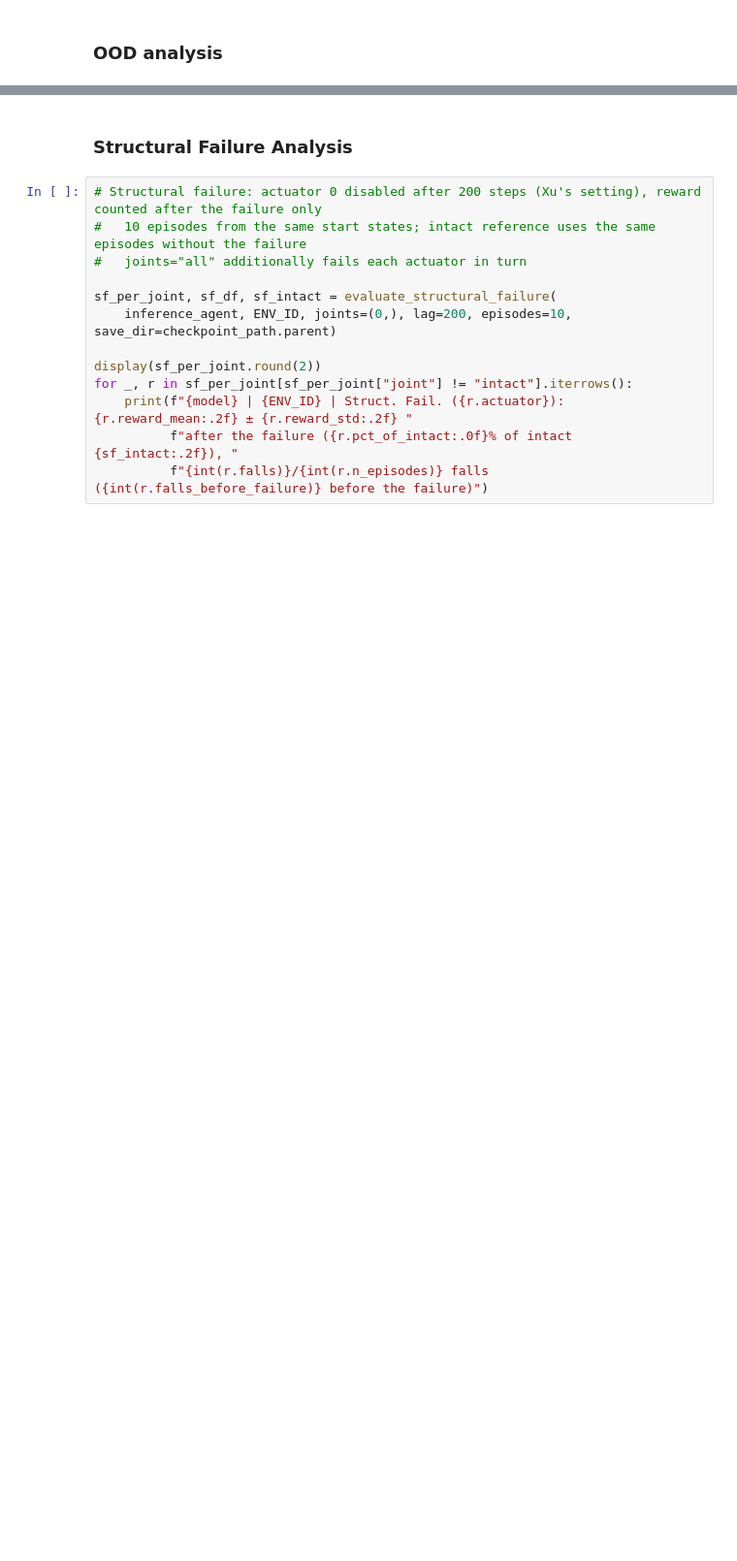
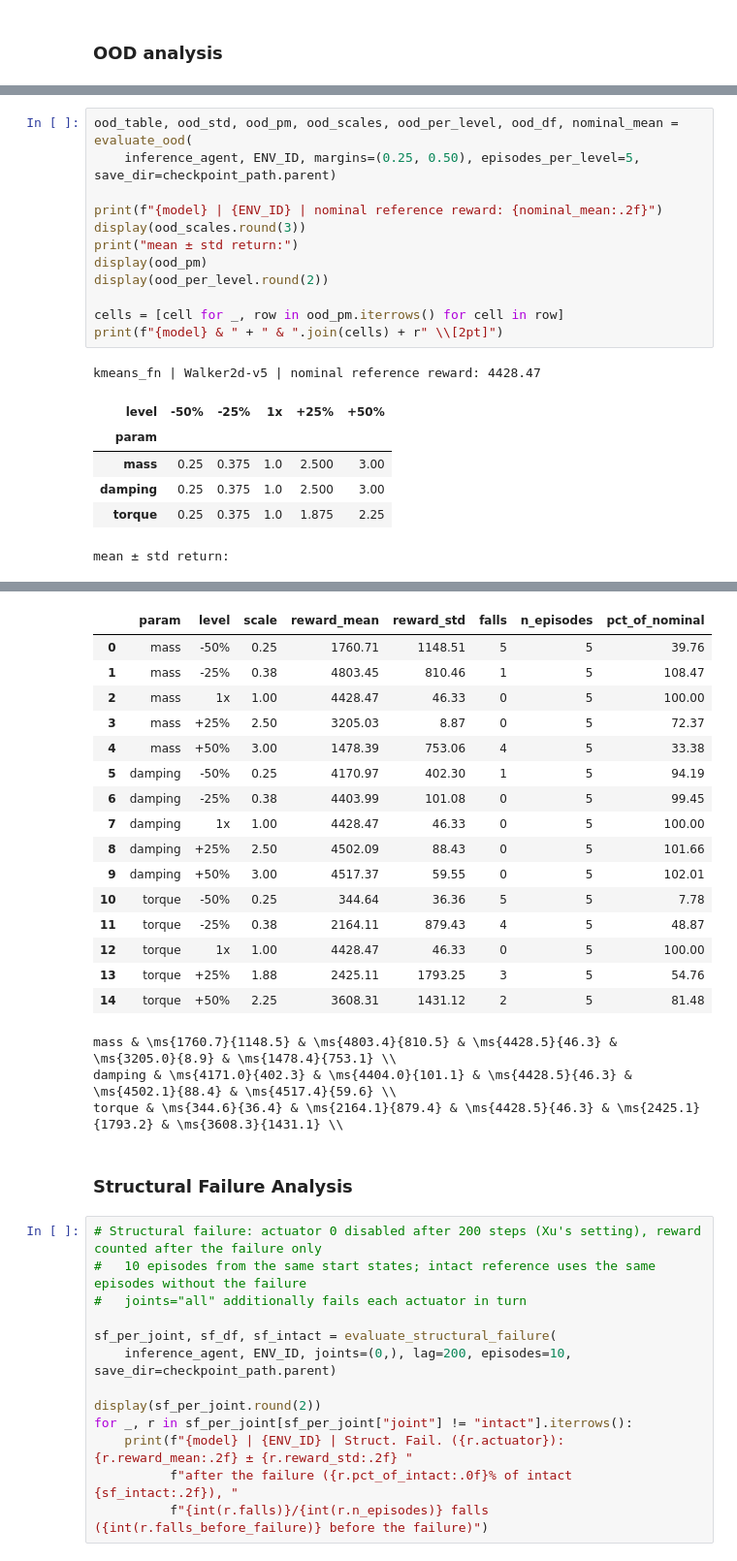
Before and after one commit to gcsarker/uclr, a Jupyter notebook: results.ipynb, the cells around one changed output, grey strips where cells are left out. Shown at 97% size. Cells and saved outputs as stored; diff of their text form; blank space fills up the shorter version.

```diff
--- a/results.ipynb
+++ b/results.ipynb
@@ -1294,0 +1260,20 @@ mean return:
+# %%
+ood_table, ood_std, ood_pm, ood_scales, ood_per_level, ood_df, nominal_mean = evaluate_ood(
+    inference_agent, ENV_ID, margins=(0.25, 0.50), episodes_per_level=5, save_dir=checkpoint_path.parent)
+
+print(f"{model} | {ENV_ID} | nominal reference reward: {nominal_mean:.2f}")
+display(ood_scales.round(3))
+print("mean ± std return:")
+display(ood_pm)
+display(ood_per_level.round(2))
+
+cells = [cell for _, row in ood_pm.iterrows() for cell in row]
+print(f"{model} & " + " & ".join(cells) + r" \\[2pt]")
+# %% [output]
+kmeans_fn | Walker2d-v5 | nominal reference reward: 4428.47
+| level | -50% | -25% | 1x | +25% | +50% |
+| param |  |  |  |  |  |
+| mass | 0.25 | 0.375 | 1.0 | 2.500 | 3.00 |
+| damping | 0.25 | 0.375 | 1.0 | 2.500 | 3.00 |
+| torque | 0.25 | 0.375 | 1.0 | 1.875 | 2.25 |
+mean ± std return:
@@ -1295,3 +1285,22 @@ mean return:
+|  | param | level | scale | reward_mean | reward_std | falls | n_episodes | pct_of_nominal |
+| 0 | mass | -50% | 0.25 | 1760.71 | 1148.51 | 5 | 5 | 39.76 |
+| 1 | mass | -25% | 0.38 | 4803.45 | 810.46 | 1 | 5 | 108.47 |
+| 2 | mass | 1x | 1.00 | 4428.47 | 46.33 | 0 | 5 | 100.00 |
+| 3 | mass | +25% | 2.50 | 3205.03 | 8.87 | 0 | 5 | 72.37 |
+| 4 | mass | +50% | 3.00 | 1478.39 | 753.06 | 4 | 5 | 33.38 |
+| 5 | damping | -50% | 0.25 | 4170.97 | 402.30 | 1 | 5 | 94.19 |
+| 6 | damping | -25% | 0.38 | 4403.99 | 101.08 | 0 | 5 | 99.45 |
+| 7 | damping | 1x | 1.00 | 4428.47 | 46.33 | 0 | 5 | 100.00 |
+| 8 | damping | +25% | 2.50 | 4502.09 | 88.43 | 0 | 5 | 101.66 |
+| 9 | damping | +50% | 3.00 | 4517.37 | 59.55 | 0 | 5 | 102.01 |
+| 10 | torque | -50% | 0.25 | 344.64 | 36.36 | 5 | 5 | 7.78 |
+| 11 | torque | -25% | 0.38 | 2164.11 | 879.43 | 4 | 5 | 48.87 |
+| 12 | torque | 1x | 1.00 | 4428.47 | 46.33 | 0 | 5 | 100.00 |
+| 13 | torque | +25% | 1.88 | 2425.11 | 1793.25 | 3 | 5 | 54.76 |
+| 14 | torque | +50% | 2.25 | 3608.31 | 1431.12 | 2 | 5 | 81.48 |
+mass & \ms{1760.7}{1148.5} & \ms{4803.4}{810.5} & \ms{4428.5}{46.3} & \ms{3205.0}{8.9} & \ms{1478.4}{753.1} \\
+damping & \ms{4171.0}{402.3} & \ms{4404.0}{101.1} & \ms{4428.5}{46.3} & \ms{4502.1}{88.4} & \ms{4517.4}{59.6} \\
+torque & \ms{344.6}{36.4} & \ms{2164.1}{879.4} & \ms{4428.5}{46.3} & \ms{2425.1}{1793.2} & \ms{3608.3}{1431.1} \\
 # %% [markdown]
 ### Structural Failure Analysis
 # %%
```
Also changed, not shown: parts of 11 cells of this notebook, 13 other files.
